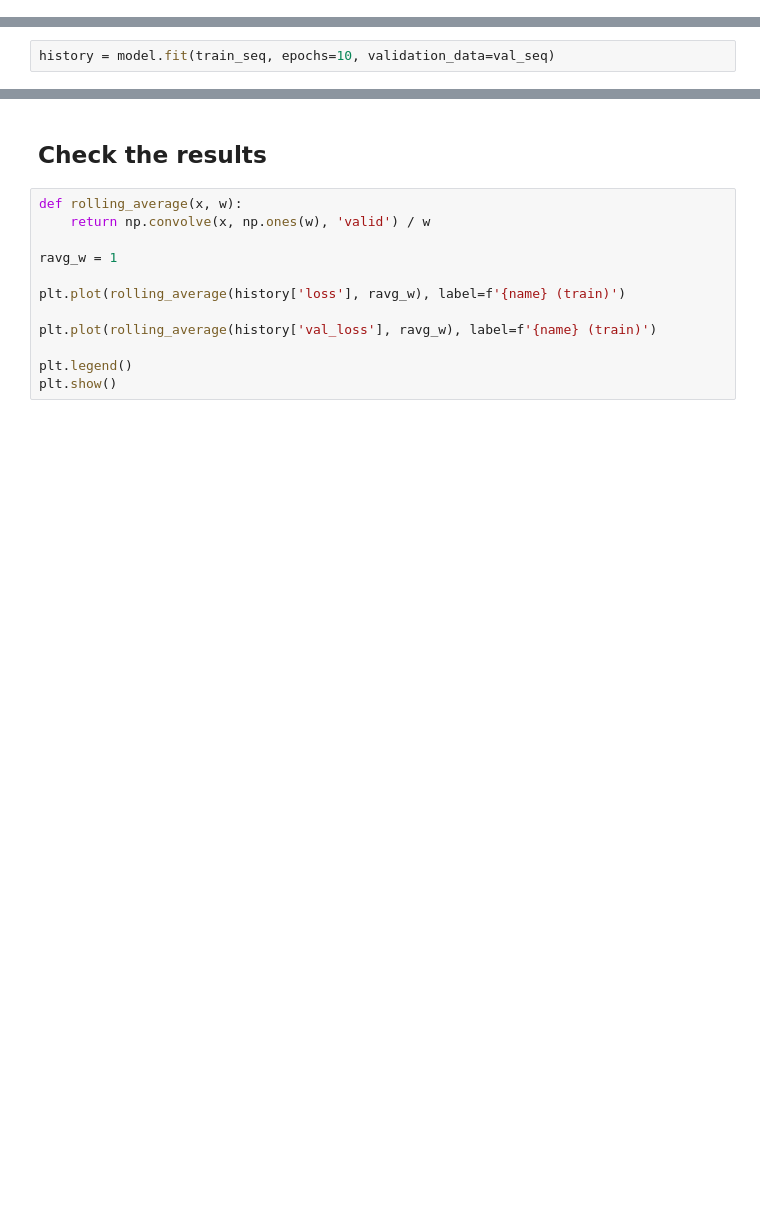
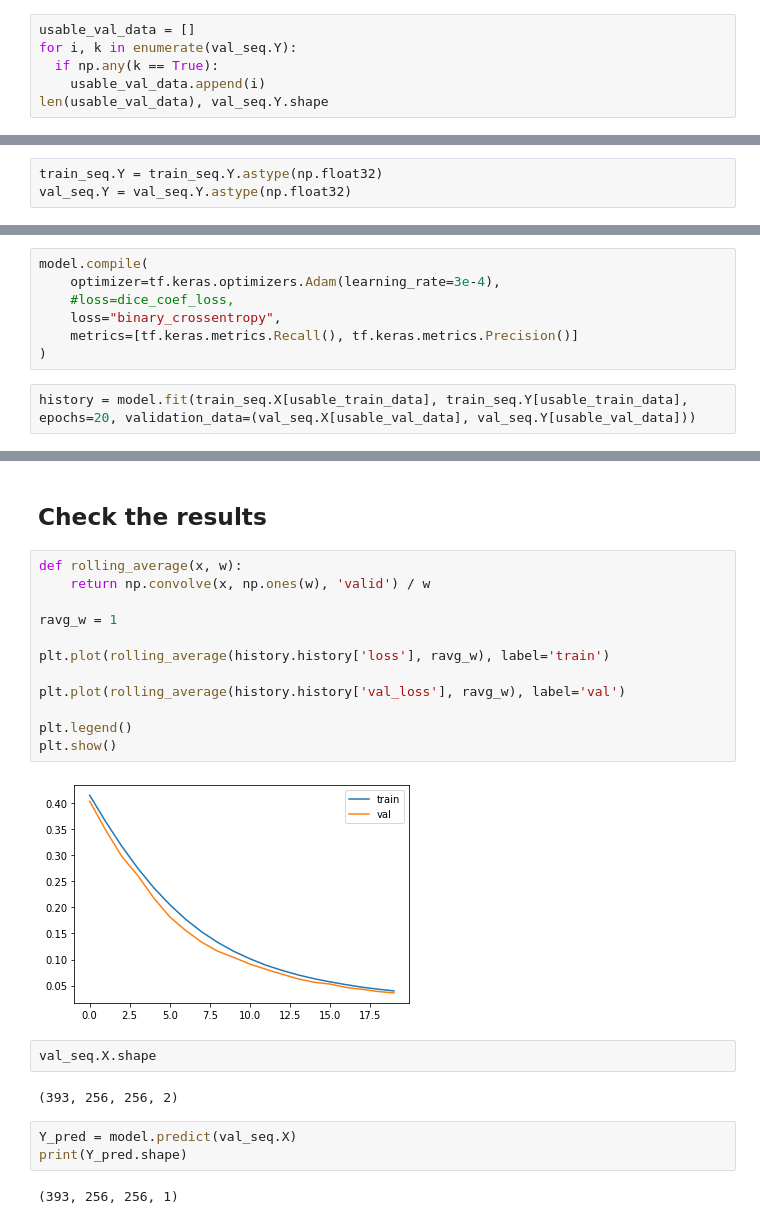
Before and after one commit to nicomem/imed-project, a Jupyter notebook: notebooks/2D-no-prepro.ipynb, the cells around one changed output, grey strips where cells are left out. Cells and saved outputs as stored; diff of their text form; blank space fills up the shorter version.

Commit message:
Working unet on only relevant data

```diff
--- a/notebooks/2D-no-prepro.ipynb
+++ b/notebooks/2D-no-prepro.ipynb
@@ -126,0 +290,6 @@ model.compile(
+# %%
+usable_val_data = []
+for i, k in enumerate(val_seq.Y):
+  if np.any(k == True):
+    usable_val_data.append(i)
+len(usable_val_data), val_seq.Y.shape
@@ -126,0 +298,3 @@ model.compile(
+# %%
+train_seq.Y = train_seq.Y.astype(np.float32)
+val_seq.Y = val_seq.Y.astype(np.float32)
@@ -127,2 +322,9 @@ model.compile(
+# %%
+model.compile(
+    optimizer=tf.keras.optimizers.Adam(learning_rate=3e-4),
+    #loss=dice_coef_loss,
+    loss="binary_crossentropy",
+    metrics=[tf.keras.metrics.Recall(), tf.keras.metrics.Precision()]
+)
 # %%
-history = model.fit(train_seq, epochs=10, validation_data=val_seq)
+history = model.fit(train_seq.X[usable_train_data], train_seq.Y[usable_train_data], epochs=20, validation_data=(val_seq.X[usable_val_data], val_seq.Y[usable_val_data]))
@@ -131,12 +351,23 @@ history = model.fit(train_seq, epochs=10, validation_data=val_seq)
 # %%
 def rolling_average(x, w):
     return np.convolve(x, np.ones(w), 'valid') / w
 
 ravg_w = 1
 
-plt.plot(rolling_average(history['loss'], ravg_w), label=f'{name} (train)')
+plt.plot(rolling_average(history.history['loss'], ravg_w), label='train')
 
-plt.plot(rolling_average(history['val_loss'], ravg_w), label=f'{name} (train)')
+plt.plot(rolling_average(history.history['val_loss'], ravg_w), label='val')
 
 plt.legend()
 plt.show()
+# %% [output]
+[figure, added]
+# %%
+val_seq.X.shape
+# %% [output]
+(393, 256, 256, 2)
+# %%
+Y_pred = model.predict(val_seq.X)
+print(Y_pred.shape)
+# %% [output]
+(393, 256, 256, 1)
```
Also changed, not shown: parts of 25 cells of this notebook.
